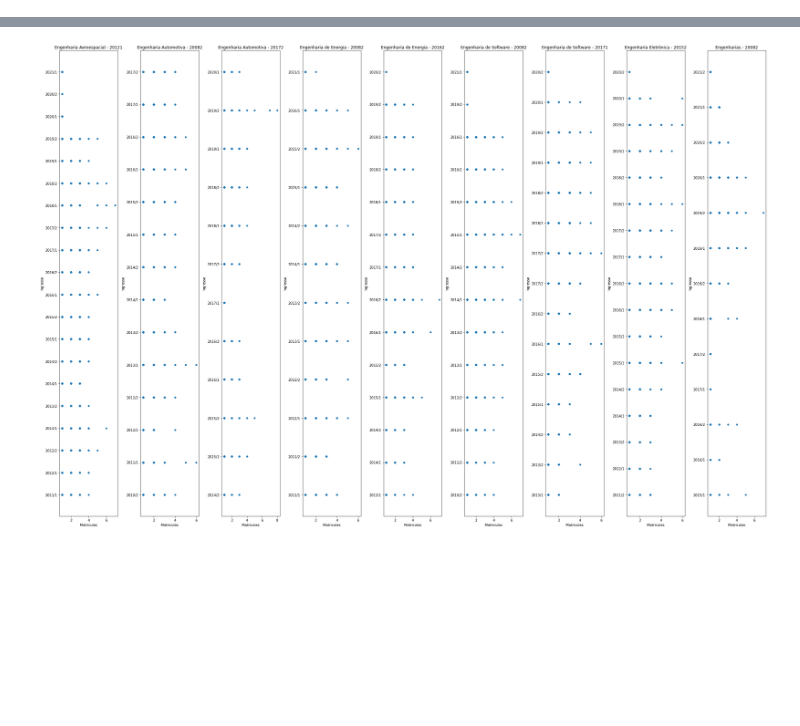
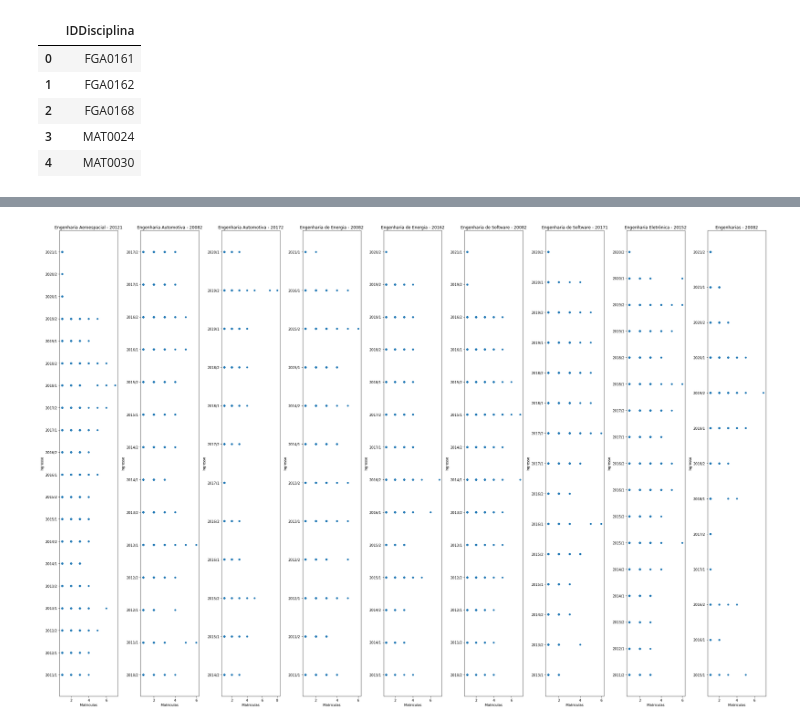
Before and after one commit to TCC-Amanda-Leticia/Modelos, a Jupyter notebook: Regressao_Linear/Regressao_Linear.ipynb, the cells around one changed output, grey strips where cells are left out. Cells and saved outputs as stored; diff of their text form; code cells hidden in the pictures; blank space fills up the shorter version.

```diff
--- a/Regressao_Linear/Regressao_Linear.ipynb
+++ b/Regressao_Linear/Regressao_Linear.ipynb
@@ -57,0 +104,12 @@ eng_fluxo20082 = dados[(dados['IDFluxo'] == 'ENGENHARIA/FGA - Bacharel - Presenc
+# %%
+table = disciplina_obr.drop(['Natureza'], axis = 1)
+table.drop_duplicates()
+
+table.head()
+# %% [output]
+|  | IDDisciplina |
+| 0 | FGA0161 |
+| 1 | FGA0162 |
+| 2 | FGA0168 |
+| 3 | MAT0024 |
+| 4 | MAT0030 |
```
Also changed, not shown: parts of 24 cells of this notebook, 6 other files.
